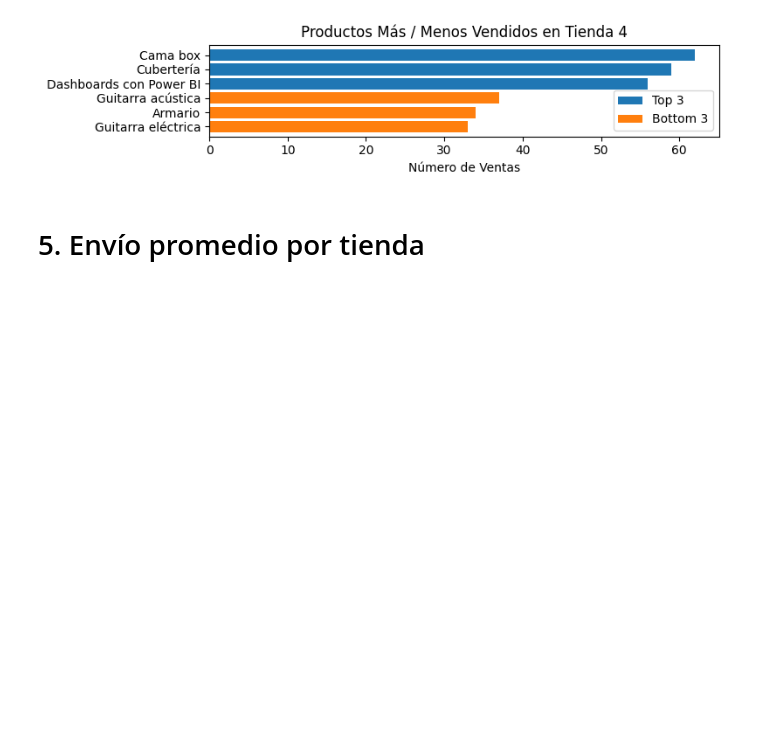
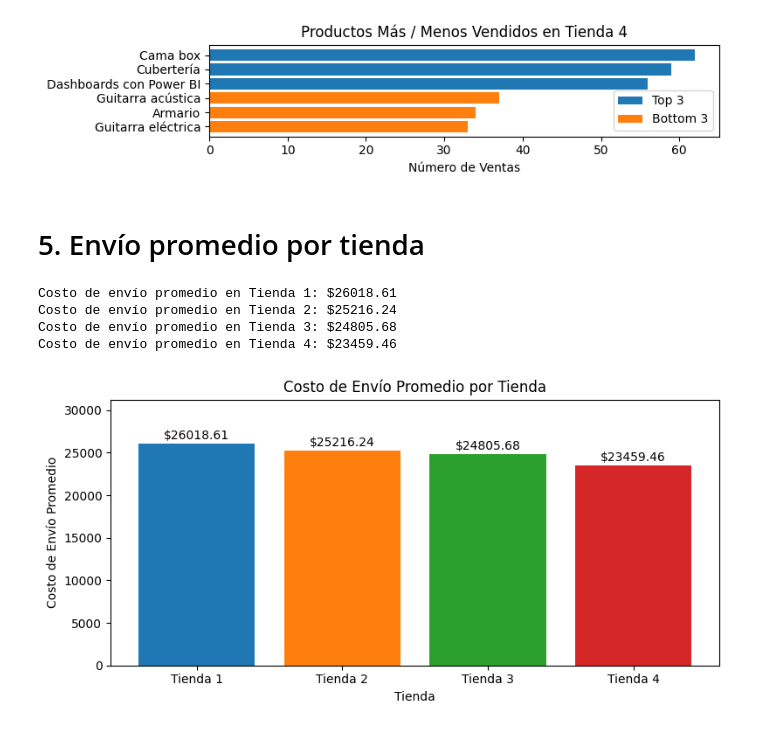
Before and after one commit to erikestradaf21/challenge1-data-science, a Jupyter notebook: AluraStoreLatam.ipynb, the cells around one changed output. Drawn from its saved outputs; the diff is of its cells as text; code cells hidden in the pictures; blank space fills up the shorter version.

Commit message:
feat: Añadir 5.Costo de envio prmedio por tienda

```diff
--- a/AluraStoreLatam.ipynb
+++ b/AluraStoreLatam.ipynb
@@ -284,3 +283,52 @@ Bottom3 0        Guitarra acústica      37
 [figure]
 # %% [markdown]
 # 5. Envío promedio por tienda
+# %%
+"""Valor del envío promedio por tienda.
+En este paso, debes calcular el costo de envío promedio para cada tienda.
+El objetivo es comprender cuánto se gasta, en promedio, en el envío de cada tienda."""
+
+def calcular_envio_promedio(nombres, tiendas_df):
+    """
+    Calcula e imprime el costo de envío promedio de cada tienda.
+    """
+    for nombre, df in zip(nombres, tiendas_df):
+        promedio_envio = df['Costo de envío'].mean()
+        print(f"Costo de envío promedio en {nombre}: ${promedio_envio:.2f}")
+
+calcular_envio_promedio(nombres, tiendas_df)
+# %% [output]
+Costo de envío promedio en Tienda 1: $26018.61
+Costo de envío promedio en Tienda 2: $25216.24
+Costo de envío promedio en Tienda 3: $24805.68
+Costo de envío promedio en Tienda 4: $23459.46
+# %%
+def mostrar_envio_promedio(nombres, tiendas_df):
+    """
+    Calcula el costo de envío promedio por tienda y lo grafica
+    con barras coloreadas, anotaciones y ajuste de límites.
+    """
+    # 1. Calcular promedios
+    promedios = [df['Costo de envío'].mean() for df in tiendas_df]
+
+    # 2. Definir los primeros 4 colores de 'tab10'
+    colores = plt.get_cmap('tab10').colors[:4]
+
+    # 3. Crear gráfico
+    plt.figure(figsize=(8, 4))
+    plt.bar(x=nombres, height=promedios, color=colores)
+    plt.title('Costo de Envío Promedio por Tienda')
+    plt.xlabel('Tienda')
+    plt.ylabel('Costo de Envío Promedio')
+    plt.ylim(0, max(promedios) * 1.2)
+
+    # Anotar valores encima de cada barra
+    for i, v in enumerate(promedios):
+        plt.text(i, v + max(promedios)*0.02, f"${v:.2f}", ha='center')
+
+    plt.tight_layout()
+    plt.show()
+
+mostrar_envio_promedio(nombres, tiendas_df)
+# %% [output]
+[figure, added]
```
Also changed, not shown: parts of 3 cells of this notebook.
